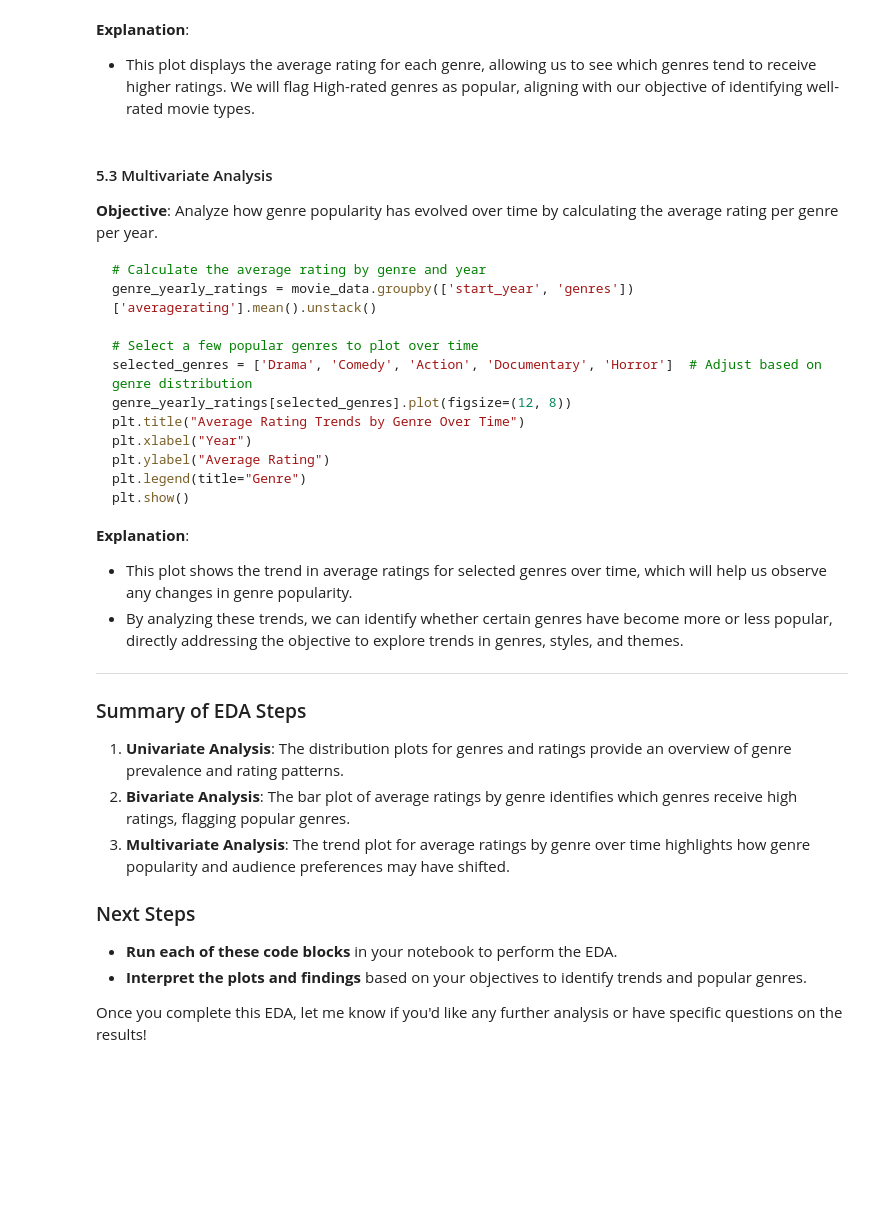
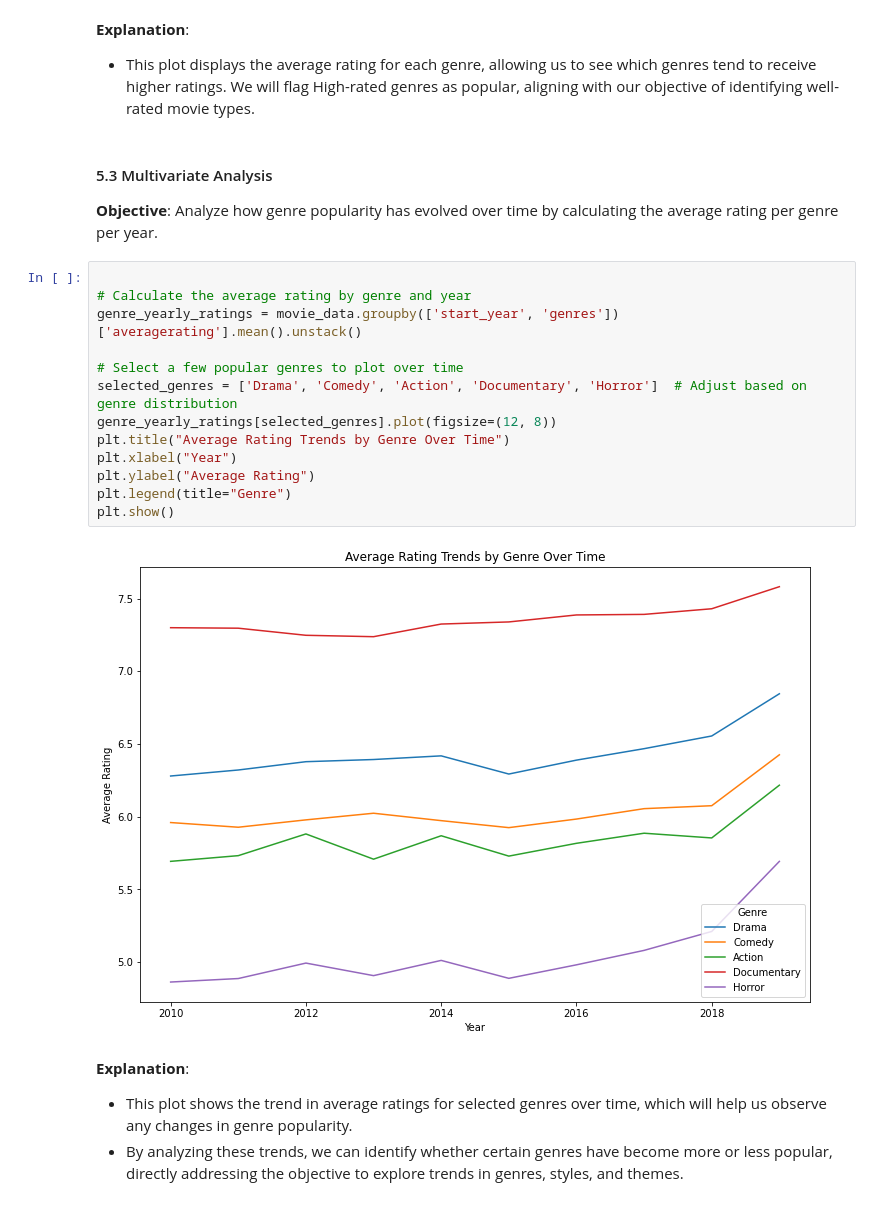
Before and after one commit to Otim135/group3-phase2-project, a Jupyter notebook: ipynbs/Alfred.ipynb, the cells around one changed output. Cells and saved outputs as stored; diff of their text form; blank space fills up the shorter version.

Commit message:
Analyzed how genre popularity has evolved over time.

````diff
--- a/ipynbs/Alfred.ipynb
+++ b/ipynbs/Alfred.ipynb
@@ -380,41 +380,28 @@ plt.show()
 # %% [markdown]
 **Explanation**:
 - This plot displays the average rating for each genre, allowing us to see which genres tend to receive higher ratings.  We will flag High-rated genres as popular, aligning with our objective of identifying well-rated movie types.
-# %% [markdown]
-
-
-#### 5.3 Multivariate Analysis
-
-**Objective**: Analyze how genre popularity has evolved over time by calculating the average rating per genre per year.
-
-```python
-# Calculate the average rating by genre and year
-genre_yearly_ratings = movie_data.groupby(['start_year', 'genres'])['averagerating'].mean().unstack()
-
-# Select a few popular genres to plot over time
-selected_genres = ['Drama', 'Comedy', 'Action', 'Documentary', 'Horror']  # Adjust based on genre distribution
-genre_yearly_ratings[selected_genres].plot(figsize=(12, 8))
-plt.title("Average Rating Trends by Genre Over Time")
-plt.xlabel("Year")
-plt.ylabel("Average Rating")
-plt.legend(title="Genre")
-plt.show()
-```
-
-**Explanation**:
-- This plot shows the trend in average ratings for selected genres over time, which will help us observe any changes in genre popularity.
-- By analyzing these trends, we can identify whether certain genres have become more or less popular, directly addressing the objective to explore trends in genres, styles, and themes.
-
----
-
-### Summary of EDA Steps
-
-1. **Univariate Analysis**: The distribution plots for genres and ratings provide an overview of genre prevalence and rating patterns.
-2. **Bivariate Analysis**: The bar plot of average ratings by genre identifies which genres receive high ratings, flagging popular genres.
-3. **Multivariate Analysis**: The trend plot for average ratings by genre over time highlights how genre popularity and audience preferences may have shifted.
-
-### Next Steps
-- **Run each of these code blocks** in your notebook to perform the EDA.
-- **Interpret the plots and findings** based on your objectives to identify trends and popular genres.
-
-Once you complete this EDA, let me know if you'd like any further analysis or have specific questions on the results!
+# %% [markdown]
+
+
+#### 5.3 Multivariate Analysis
+
+**Objective**: Analyze how genre popularity has evolved over time by calculating the average rating per genre per year.
+# %%
+
+# Calculate the average rating by genre and year
+genre_yearly_ratings = movie_data.groupby(['start_year', 'genres'])['averagerating'].mean().unstack()
+
+# Select a few popular genres to plot over time
+selected_genres = ['Drama', 'Comedy', 'Action', 'Documentary', 'Horror']  # Adjust based on genre distribution
+genre_yearly_ratings[selected_genres].plot(figsize=(12, 8))
+plt.title("Average Rating Trends by Genre Over Time")
+plt.xlabel("Year")
+plt.ylabel("Average Rating")
+plt.legend(title="Genre")
+plt.show()
+# %% [output]
+[figure, added]
+# %% [markdown]
+**Explanation**:
+- This plot shows the trend in average ratings for selected genres over time, which will help us observe any changes in genre popularity.
+- By analyzing these trends, we can identify whether certain genres have become more or less popular, directly addressing the objective to explore trends in genres, styles, and themes.
````
